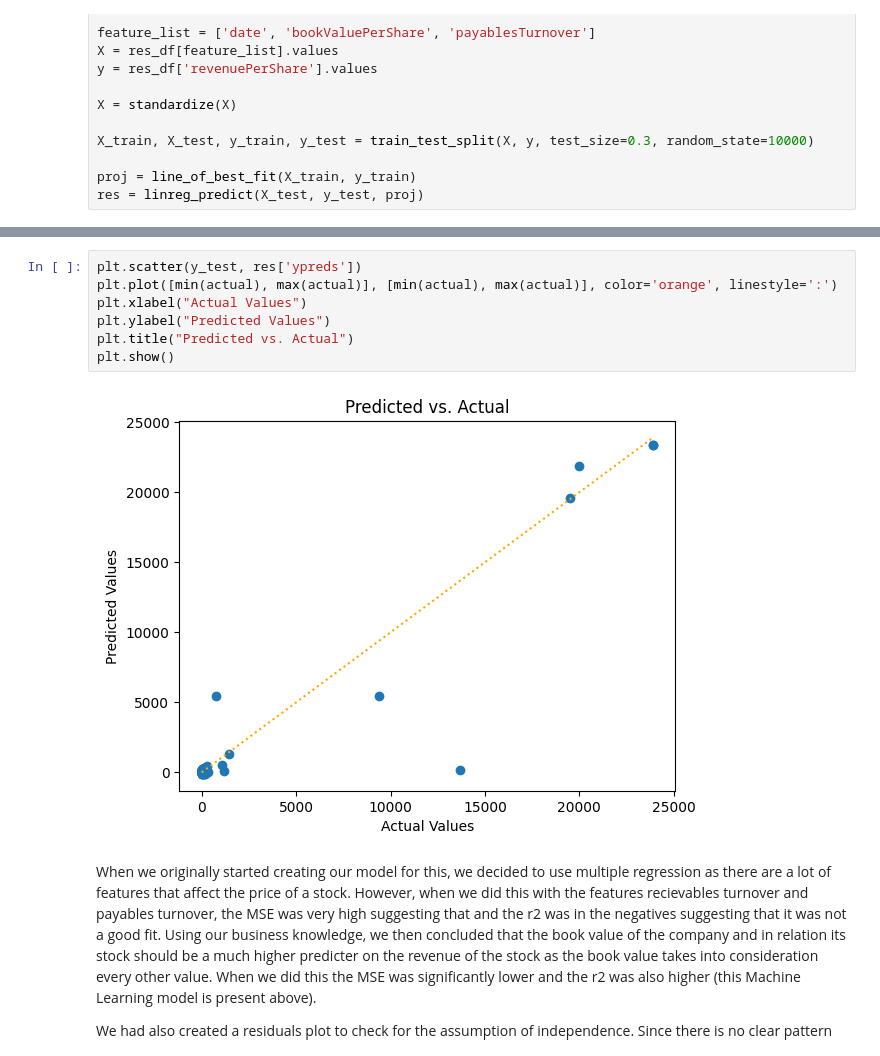
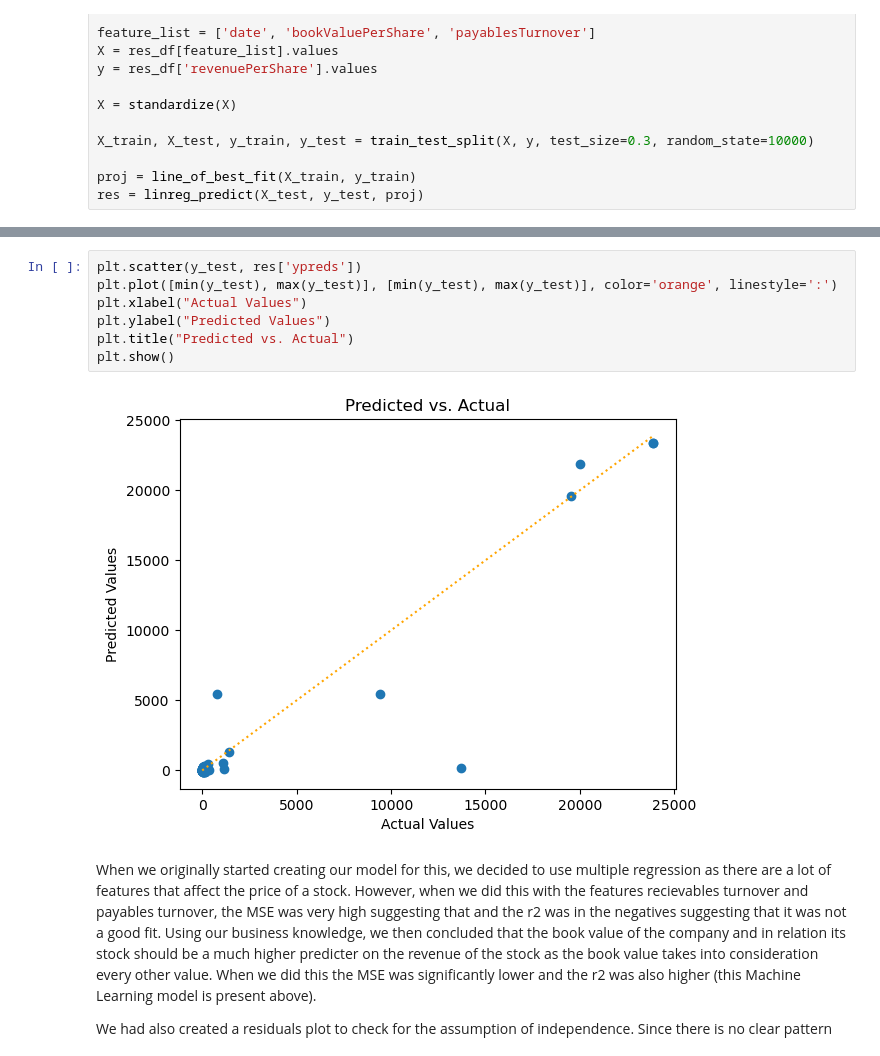
Before and after one commit to broken111/DS3000Project, a Jupyter notebook: ProjectGuidelines_Phase3.ipynb, the cells around one changed output, grey strips where cells are left out. Drawn from its saved outputs; the diff is of its cells as text.

```diff
--- a/ProjectGuidelines_Phase3.ipynb
+++ b/ProjectGuidelines_Phase3.ipynb
@@ -401,12 +401,12 @@ Text(0, 0.5, 'Residuals')
 # %%
 plt.scatter(y_test, res['ypreds'])
-plt.plot([min(actual), max(actual)], [min(actual), max(actual)], color='orange', linestyle=':')
+plt.plot([min(y_test), max(y_test)], [min(y_test), max(y_test)], color='orange', linestyle=':')
 plt.xlabel("Actual Values")
 plt.ylabel("Predicted Values")
 plt.title("Predicted vs. Actual")
 plt.show()
 # %% [output]
-[figure, old version]
+[figure, new version]
 # %% [markdown]
 When we originally started creating our model for this, we decided to use multiple regression as there are a lot of features that affect the price of a stock. However, when we did this with the features recievables turnover and payables turnover, the MSE was very high suggesting that and the r2 was in the negatives suggesting that it was not a good fit. Using our business knowledge, we then concluded that the book value of the company and in relation its stock should be a much higher predicter on the revenue of the stock as the book value takes into consideration every other value. When we did this the MSE was significantly lower and the r2 was also higher (this Machine Learning model is present above).
 
```
Also changed, not shown: parts of 19 cells of this notebook, 1 other file.
